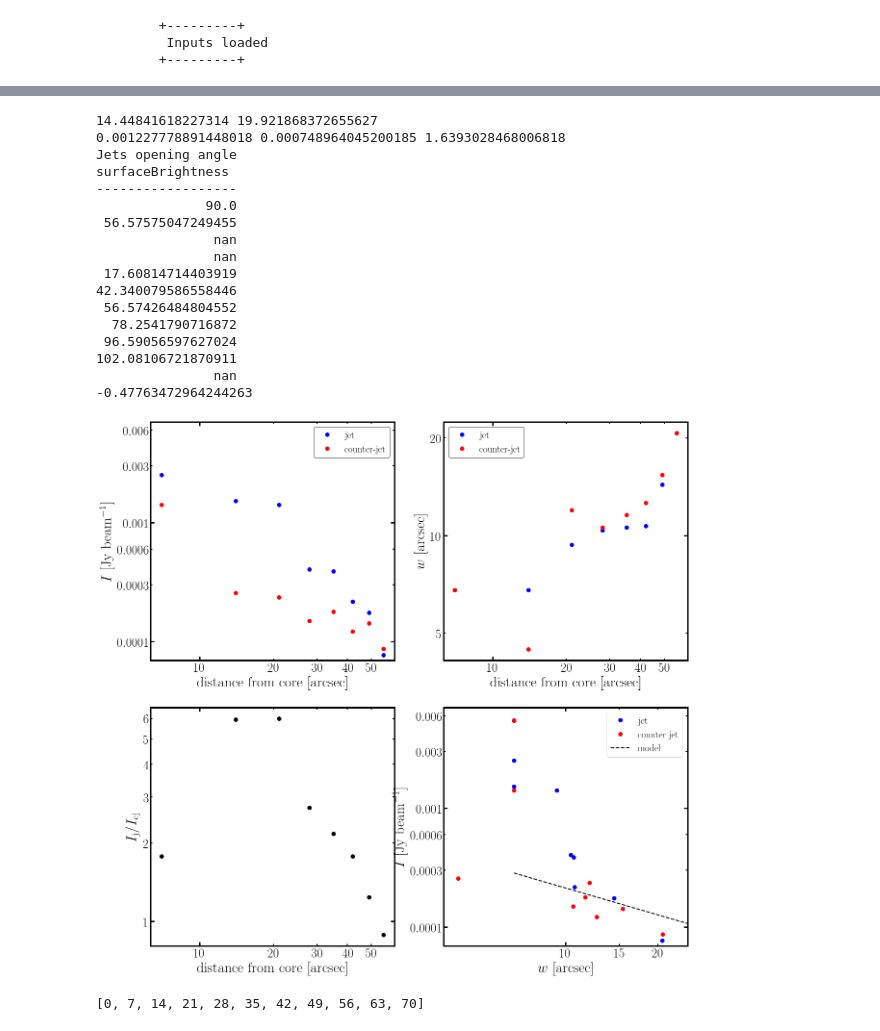
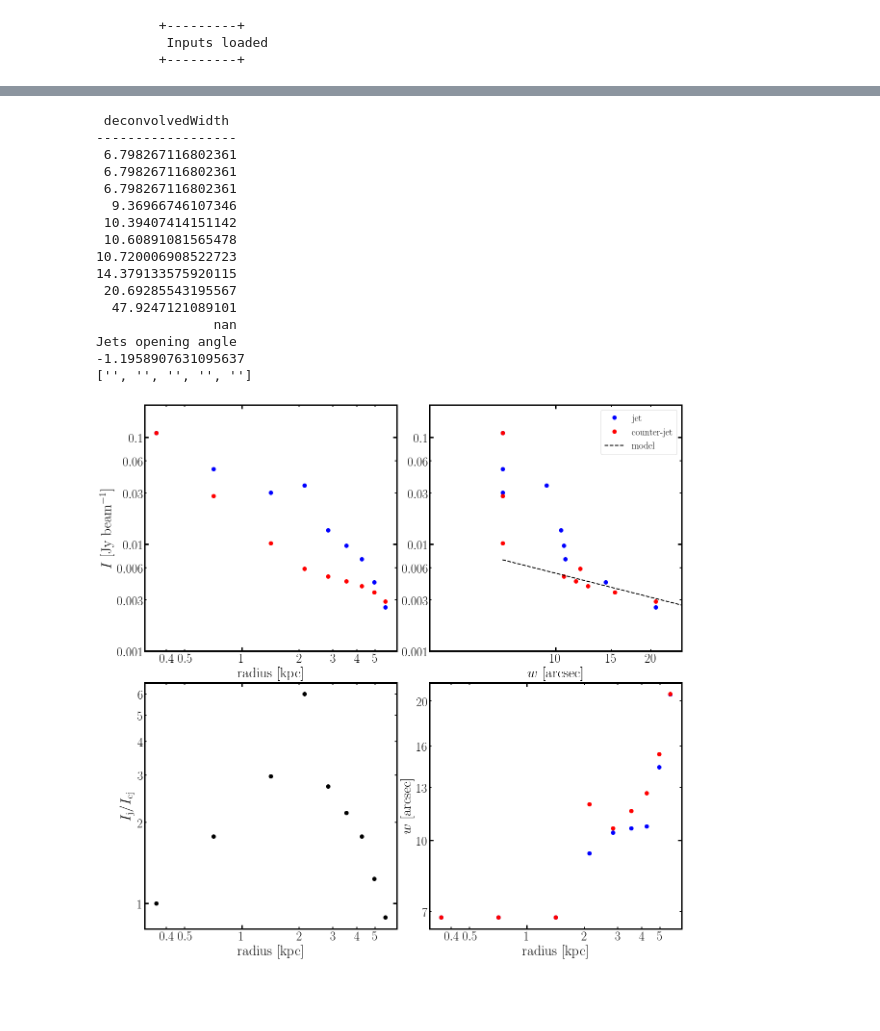
Before and after one commit to Fil8/contData, a Jupyter notebook: Core-jet-cjet.ipynb, the cells around one changed output, grey strips where cells are left out. Cells and saved outputs as stored; diff of their text form; code cells hidden in the pictures; blank space fills up the shorter version.

```diff
--- a/Core-jet-cjet.ipynb
+++ b/Core-jet-cjet.ipynb
@@ -29,8 +29,8 @@ ftSrc = fitSource.fitSrc()
 fint = fluxInt.flInt()
 
 #rootdir
-#rootDir = '/Users/maccagni/Projects/MFS/FornaxA/contData/kore/'
-rootDir = '/home/maccagni/Projects/MFS/FornaxA/contData/core/'
+rootDir = '/Users/maccagni/Projects/MFS/FornaxA/contData/kore/'
+#rootDir = '/home/maccagni/Projects/MFS/FornaxA/contData/core/'
 
 #label
 
@@ -53,8 +53,8 @@ noise = 0.
 errFlux = 15.
 
 #output table
-labelDim = ['1D','2D']
-outTables = [outTabs+'jCjFluxWidth'+labelDim[0]+'.tbl',outTabs+'jCjFluxWidth'+labelDim[1]+'.tbl']
+labelDim = ['1D']
+outTables = [outTabs+'jCjFluxWidth'+labelDim[0]+'.tbl']
 
 beta = 0.2
 alpha =0.6
@@ -432,57 +448,65 @@ tableCJ = table[0:len(b)+1]
 tableCJrev = np.flip(tableCJ,0)
 
 tableJ = table[len(b):]
 tableJ.add_row(np.zeros(len(table.colnames))*np.nan)
 
 widthCJ = tableCJrev['deconvolvedWidth']
+widthCJ[2]=widthCJ[1]
+widthCJErr = tableCJrev['deconvolvedWidthErr']
+
 widthJ = tableJ['deconvolvedWidth']
+print widthJ
+widthJErr = tableJ['deconvolvedWidthErr']
 
-print np.nanmean(widthJ),np.nanmean(widthCJ)
 widthRatio = np.divide(widthJ,widthCJ)
 
 surfBrightCJ = tableCJrev['surfaceBrightness']
+surfBrightCJ[2]*=2.
+surfBrightCJErr = tableCJrev['surfaceBrightnessErr']
 surfBrightJ = tableJ['surfaceBrightness']
-print np.nanmean(surfBrightJ),np.nanmean(surfBrightCJ), np.nanmean(surfBrightJ)/np.nanmean(surfBrightCJ)
+surfBrightJErr = tableJ['surfaceBrightnessErr']
+
 
 brightRatio = np.divide(surfBrightJ,surfBrightCJ)
+brightRatioErr =brightRatio* np.sqrt(np.power(surfBrightJErr/surfBrightJ,2)+np.power(surfBrightCJErr/surfBrightCJ,2))
+
 cosAngle = np.divide(np.power(brightRatio,1./(2.+alpha)) - 1. , 1.+np.power(brightRatio,1./(2.+alpha)))/beta
 
 angle = np.arccos(cosAngle)*180./np.pi
 
 print 'Jets opening angle'
-print angle
+#print angle
 
-radius = [0,7,14,21,28,35,42,49,56,63,70]
+radius = np.array([3.5,7,14,21,28,35,42,49,56,63,70])
+radius *=101
+radius /=1e3
 
 outFig = figDir +'JetCJetAll1D.png'
 
 bright = np.log10(table['surfaceBrightness'])
 width = np.log10(table['deconvolvedWidth'])
 m,b = np.polyfit(width, bright, 1)
 
 print 1./b
-jCjPlot(radius,surfBrightJ,surfBrightCJ,widthJ,widthCJ,
-        brightRatio,widthRatio,m,b,outFig)
+jCjPlot(radius,surfBrightJ,surfBrightJErr,surfBrightCJ,surfBrightCJErr,widthJ,widthJErr,widthCJ,widthCJErr,
+        brightRatio,brightRatioErr,widthRatio,m,b,outFig)
 # %% [output]
-14.44841618227314 19.921868372655627
-0.001227778891448018 0.000748964045200185 1.6393028468006818
+ deconvolvedWidth
+------------------
+ 6.798267116802361
+ 6.798267116802361
+ 6.798267116802361
+  9.36966746107346
+ 10.39407414151142
+ 10.60891081565478
+10.720006908522723
+14.379133575920115
+ 20.69285543195567
+  47.9247121089101
+               nan
 Jets opening angle
-surfaceBrightness
-------------------
-              90.0
- 56.57575047249455
-               nan
-               nan
- 17.60814714403919
-42.340079586558446
- 56.57426484804552
-  78.2541790716872
- 96.59056597627024
-102.08106721870911
-               nan
--0.47763472964244263
+-1.1958907631095637
+['', '', '', '', '']
-[figure, old version]
+[figure, new version]
 # %%
 print radius
-# %% [output]
-[0, 7, 14, 21, 28, 35, 42, 49, 56, 63, 70]
```
Also changed, not shown: parts of 2 cells of this notebook.
